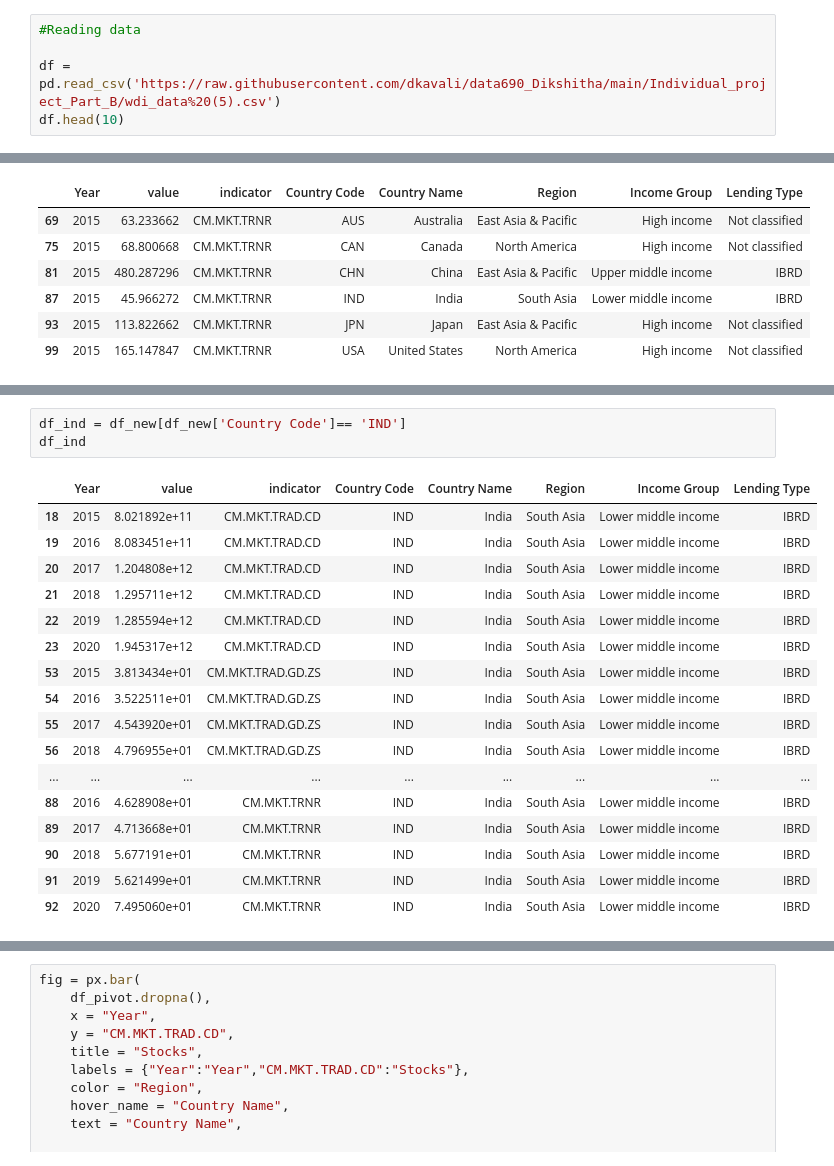
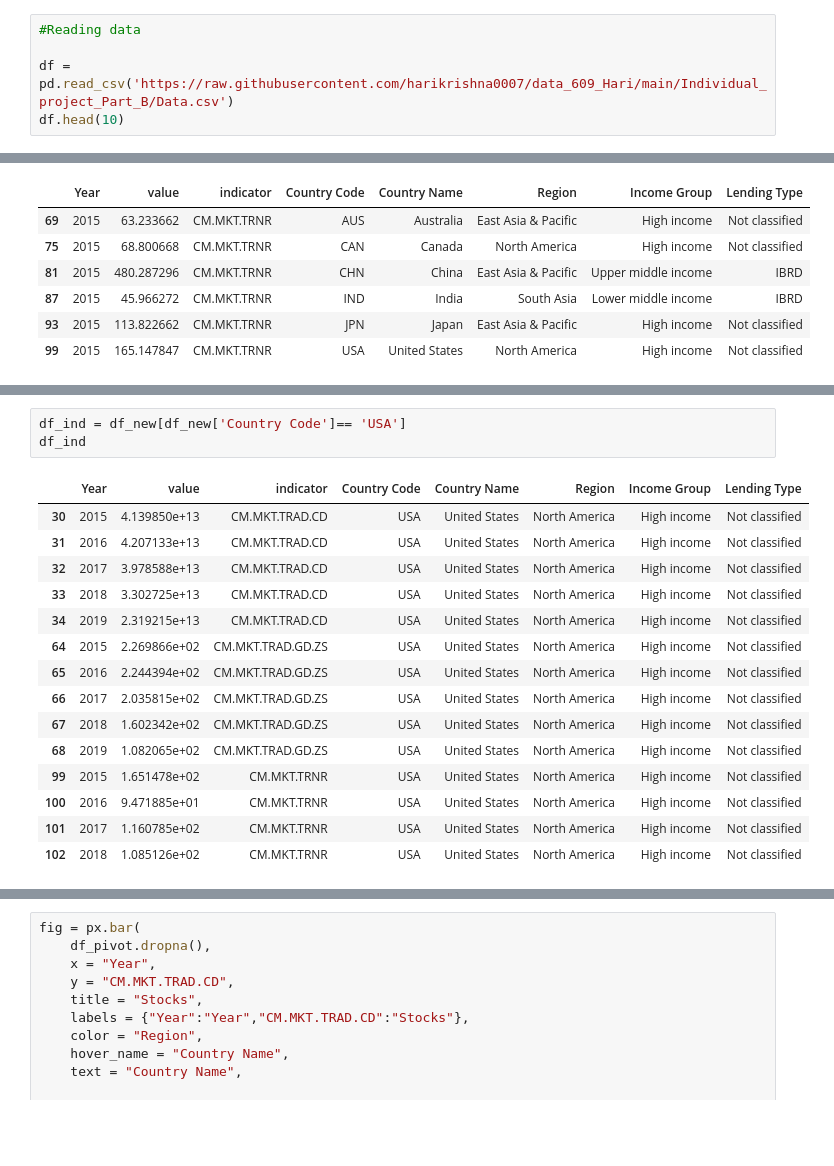
Before and after one commit to harikrishna0007/data_609_Hari, a Jupyter notebook: Individual_project_Part_B/Individual_Project_Part_B_Draft.ipynb, the cells around one changed output, grey strips where cells are left out. Drawn from its saved outputs; the diff is of its cells as text; blank space fills up the shorter version.

```diff
--- a/Individual_project_Part_B/Individual_Project_Part_B_Draft.ipynb
+++ b/Individual_project_Part_B/Individual_Project_Part_B_Draft.ipynb
@@ -26,7 +23,7 @@ pio.templates.default='plotly_dark'
 # %%
 #Reading data
 
-df = pd.read_csv('https://raw.githubusercontent.com/dkavali/data690_Dikshitha/main/Individual_project_Part_B/wdi_data%20(5).csv')
+df = pd.read_csv('https://raw.githubusercontent.com/harikrishna0007/data_609_Hari/main/Individual_project_Part_B/Data.csv')
 df.head(10)
 # %% [output]
 |  | Unnamed: 0 | Year | value | indicator | Country Code | Country Name | Region | Income Group | ... |
@@ -231,26 +228,24 @@ fig.show()
 # %% [output]
 [interactive output not drawn]
 # %%
-df_ind = df_new[df_new['Country Code']== 'IND']
+df_ind = df_new[df_new['Country Code']== 'USA']
 df_ind
 # %% [output]
 |  | Year | value | indicator | Country Code | Country Name | Region | Income Group | Lending Type |
-| 18 | 2015 | 8.021892e+11 | CM.MKT.TRAD.CD | IND | India | South Asia | Lower middle income | IBRD |
-| 19 | 2016 | 8.083451e+11 | CM.MKT.TRAD.CD | IND | India | South Asia | Lower middle income | IBRD |
-| 20 | 2017 | 1.204808e+12 | CM.MKT.TRAD.CD | IND | India | South Asia | Lower middle income | IBRD |
-| 21 | 2018 | 1.295711e+12 | CM.MKT.TRAD.CD | IND | India | South Asia | Lower middle income | IBRD |
-| 22 | 2019 | 1.285594e+12 | CM.MKT.TRAD.CD | IND | India | South Asia | Lower middle income | IBRD |
-| 23 | 2020 | 1.945317e+12 | CM.MKT.TRAD.CD | IND | India | South Asia | Lower middle income | IBRD |
-| 53 | 2015 | 3.813434e+01 | CM.MKT.TRAD.GD.ZS | IND | India | South Asia | Lower middle income | IBRD |
-| 54 | 2016 | 3.522511e+01 | CM.MKT.TRAD.GD.ZS | IND | India | South Asia | Lower middle income | IBRD |
-| 55 | 2017 | 4.543920e+01 | CM.MKT.TRAD.GD.ZS | IND | India | South Asia | Lower middle income | IBRD |
-| 56 | 2018 | 4.796955e+01 | CM.MKT.TRAD.GD.ZS | IND | India | South Asia | Lower middle income | IBRD |
-| ... | ... | ... | ... | ... | ... | ... | ... | ... |
-| 88 | 2016 | 4.628908e+01 | CM.MKT.TRNR | IND | India | South Asia | Lower middle income | IBRD |
-| 89 | 2017 | 4.713668e+01 | CM.MKT.TRNR | IND | India | South Asia | Lower middle income | IBRD |
-| 90 | 2018 | 5.677191e+01 | CM.MKT.TRNR | IND | India | South Asia | Lower middle income | IBRD |
-| 91 | 2019 | 5.621499e+01 | CM.MKT.TRNR | IND | India | South Asia | Lower middle income | IBRD |
-| 92 | 2020 | 7.495060e+01 | CM.MKT.TRNR | IND | India | South Asia | Lower middle income | IBRD |
+| 30 | 2015 | 4.139850e+13 | CM.MKT.TRAD.CD | USA | United States | North America | High income | Not classified |
+| 31 | 2016 | 4.207133e+13 | CM.MKT.TRAD.CD | USA | United States | North America | High income | Not classified |
+| 32 | 2017 | 3.978588e+13 | CM.MKT.TRAD.CD | USA | United States | North America | High income | Not classified |
+| 33 | 2018 | 3.302725e+13 | CM.MKT.TRAD.CD | USA | United States | North America | High income | Not classified |
+| 34 | 2019 | 2.319215e+13 | CM.MKT.TRAD.CD | USA | United States | North America | High income | Not classified |
+| 64 | 2015 | 2.269866e+02 | CM.MKT.TRAD.GD.ZS | USA | United States | North America | High income | Not classified |
+| 65 | 2016 | 2.244394e+02 | CM.MKT.TRAD.GD.ZS | USA | United States | North America | High income | Not classified |
+| 66 | 2017 | 2.035815e+02 | CM.MKT.TRAD.GD.ZS | USA | United States | North America | High income | Not classified |
+| 67 | 2018 | 1.602342e+02 | CM.MKT.TRAD.GD.ZS | USA | United States | North America | High income | Not classified |
+| 68 | 2019 | 1.082065e+02 | CM.MKT.TRAD.GD.ZS | USA | United States | North America | High income | Not classified |
+| 99 | 2015 | 1.651478e+02 | CM.MKT.TRNR | USA | United States | North America | High income | Not classified |
+| 100 | 2016 | 9.471885e+01 | CM.MKT.TRNR | USA | United States | North America | High income | Not classified |
+| 101 | 2017 | 1.160785e+02 | CM.MKT.TRNR | USA | United States | North America | High income | Not classified |
+| 102 | 2018 | 1.085126e+02 | CM.MKT.TRNR | USA | United States | North America | High income | Not classified |
 # %%
 # Stocks of India across the years
 df_ind_stocks = df_ind.query("indicator in(['CM.MKT.TRNR','CM.MKT.TRAD.GD.ZS','CM.MKT.TRAD.CD'])")
```
Also changed, not shown: parts of 6 cells of this notebook.
